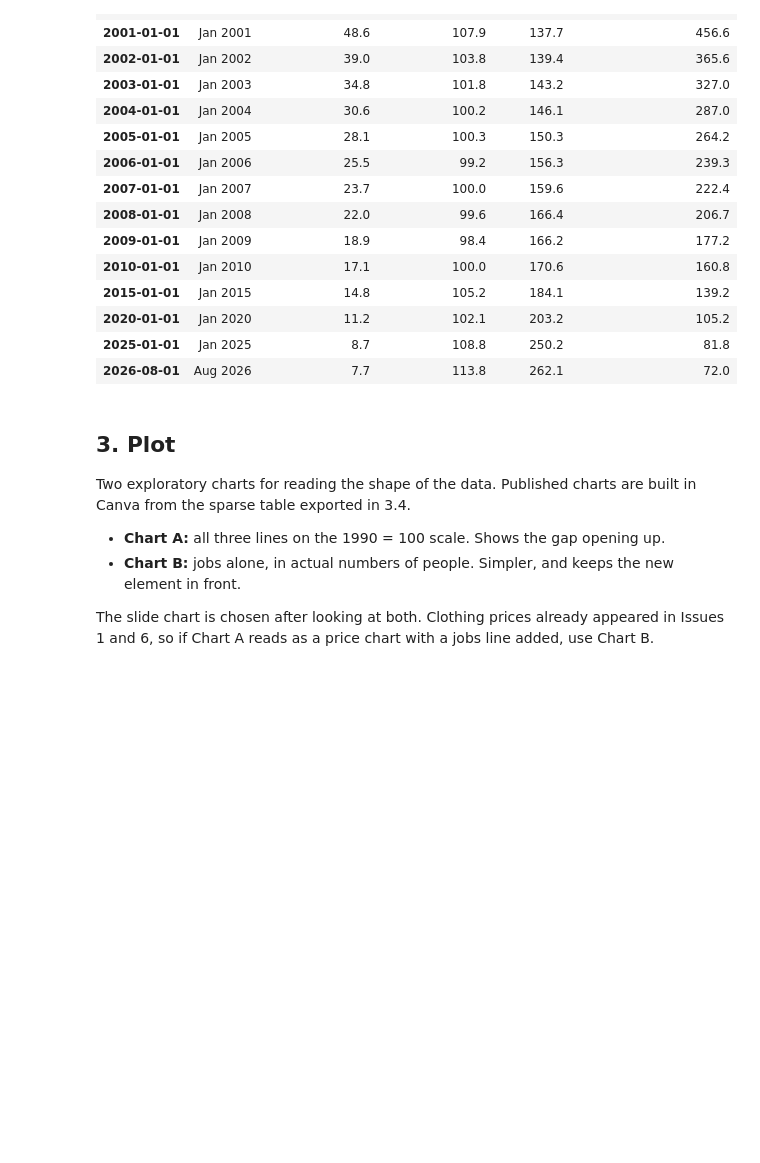
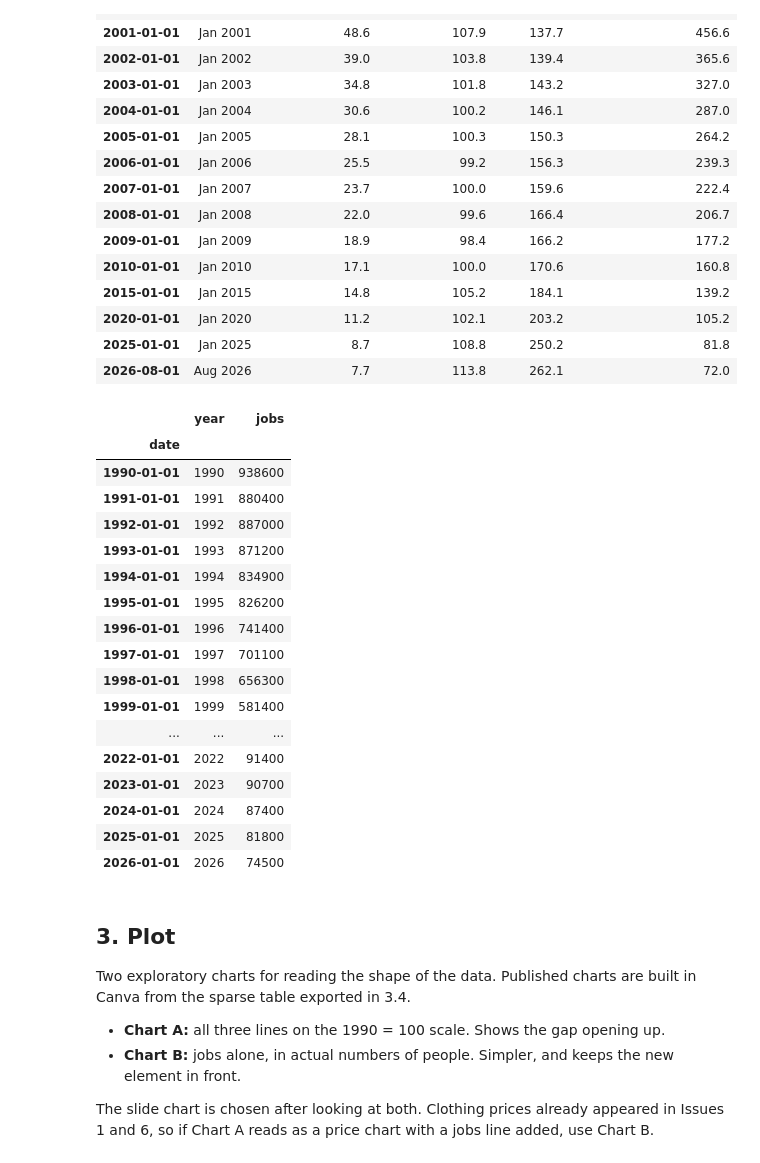
Before and after one commit to juvinciariadi/data-worn-thin.-, a Jupyter notebook: notebooks/cycle 2/issue-09/9.1-sewing-jobs-and-prices.ipynb, the cells around one changed output. Drawn from its saved outputs; the diff is of its cells as text; code cells hidden in the pictures; blank space fills up the shorter version.

Commit message:
added a canva-only spase for the job data

```diff
--- a/notebooks/cycle 2/issue-09/9.1-sewing-jobs-and-prices.ipynb
+++ b/notebooks/cycle 2/issue-09/9.1-sewing-jobs-and-prices.ipynb
@@ -247,6 +247,33 @@ sparse
 | 2020-01-01 | Jan 2020 | 11.2 | 102.1 | 203.2 | 105.2 |
 | 2025-01-01 | Jan 2025 | 8.7 | 108.8 | 250.2 | 81.8 |
 | 2026-08-01 | Aug 2026 | 7.7 | 113.8 | 262.1 | 72.0 |
+# %%
+# Yearly points (each January) for the jobs-only chart in Canva.
+# One row per year keeps the spacing even, so Canva draws the true shape.
+jobs_yearly = complete.loc[complete.index.month == 1, ["jobs_thousands"]].copy()
+jobs_yearly.insert(0, "year", jobs_yearly.index.year)
+jobs_yearly["jobs"] = (jobs_yearly["jobs_thousands"] * 1000).round(-2).astype(int)   # actual people, nearest hundred
+jobs_yearly[["year", "jobs"]].to_csv(PROCESSED_DIR / "9.1_canva_jobs_yearly.csv", index=False)
+jobs_yearly[["year", "jobs"]]
+# %% [output]
+|  | year | jobs |
+| date |  |  |
+| 1990-01-01 | 1990 | 938600 |
+| 1991-01-01 | 1991 | 880400 |
+| 1992-01-01 | 1992 | 887000 |
+| 1993-01-01 | 1993 | 871200 |
+| 1994-01-01 | 1994 | 834900 |
+| 1995-01-01 | 1995 | 826200 |
+| 1996-01-01 | 1996 | 741400 |
+| 1997-01-01 | 1997 | 701100 |
+| 1998-01-01 | 1998 | 656300 |
+| 1999-01-01 | 1999 | 581400 |
+| ... | ... | ... |
+| 2022-01-01 | 2022 | 91400 |
+| 2023-01-01 | 2023 | 90700 |
+| 2024-01-01 | 2024 | 87400 |
+| 2025-01-01 | 2025 | 81800 |
+| 2026-01-01 | 2026 | 74500 |
 # %% [markdown]
 ## 3. Plot
 
```
Also changed, not shown: 1 other file.
